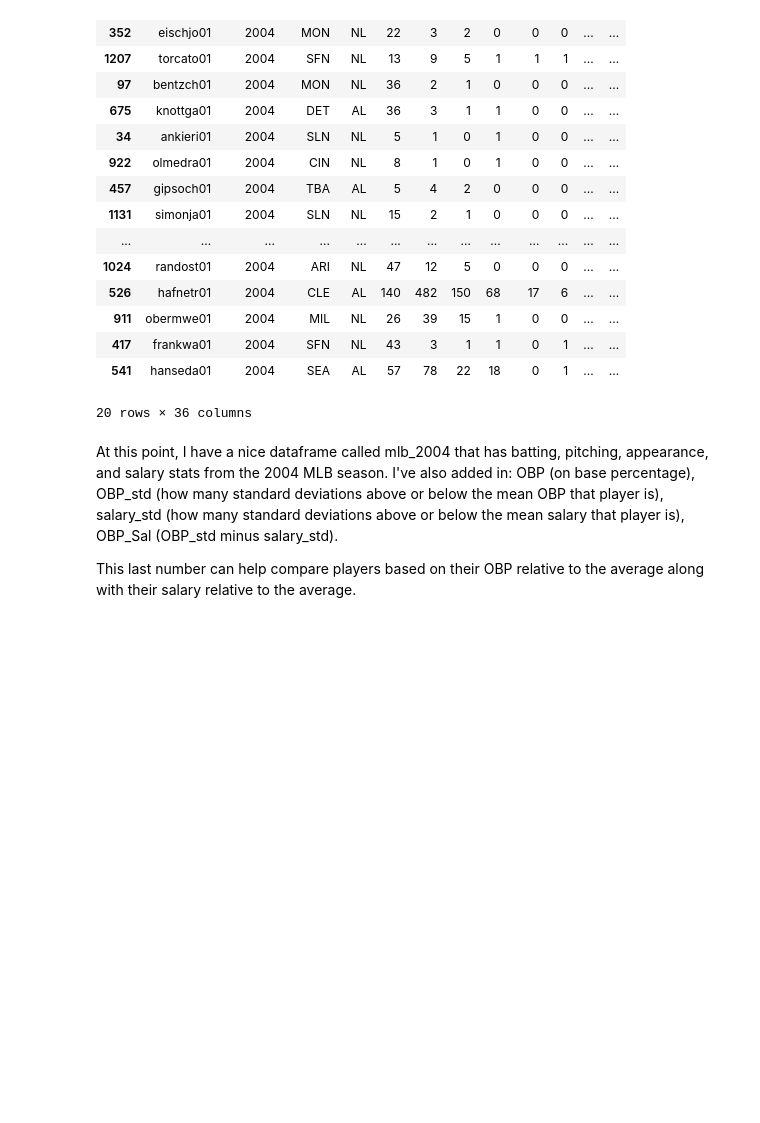
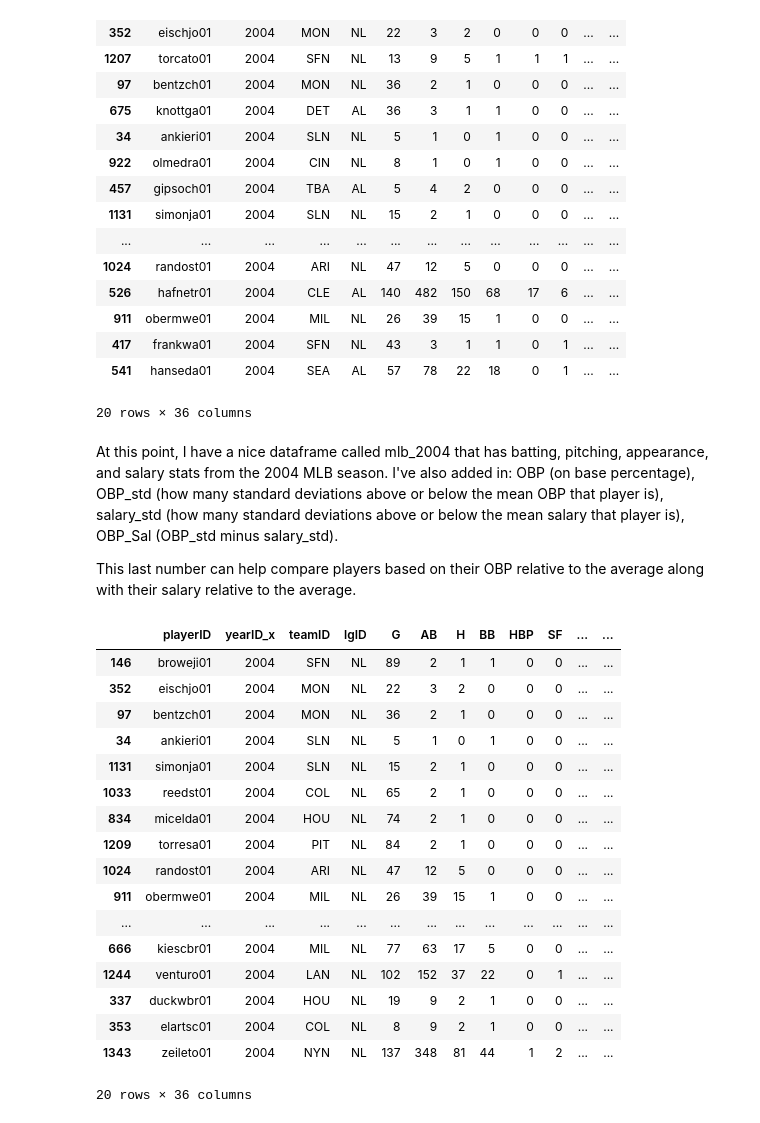
Before and after one commit to tiy-gvl-python-2015-09/moneyball, a Jupyter notebook: moneyball.ipynb, the cells around one changed output. Saved outputs shown, nothing was run; the diff lists cells and outputs as text; code cells hidden in the pictures; blank space fills up the shorter version.

Commit message:
Found my pitcher

```diff
--- a/moneyball.ipynb
+++ b/moneyball.ipynb
@@ -73,0 +91,21 @@ This last number can help compare players based on their OBP relative to the ave
+# %%
+mlb_2014_pitchers[mlb_2014_pitchers["lgID"] == "NL"].sort("OBP_Sal", ascending=False).head(20)
+# %% [output]
+|  | playerID | yearID_x | teamID | lgID | G | AB | H | BB | HBP | SF | ... | ... |
+| 146 | broweji01 | 2004 | SFN | NL | 89 | 2 | 1 | 1 | 0 | 0 | ... | ... |
+| 352 | eischjo01 | 2004 | MON | NL | 22 | 3 | 2 | 0 | 0 | 0 | ... | ... |
+| 97 | bentzch01 | 2004 | MON | NL | 36 | 2 | 1 | 0 | 0 | 0 | ... | ... |
+| 34 | ankieri01 | 2004 | SLN | NL | 5 | 1 | 0 | 1 | 0 | 0 | ... | ... |
+| 1131 | simonja01 | 2004 | SLN | NL | 15 | 2 | 1 | 0 | 0 | 0 | ... | ... |
+| 1033 | reedst01 | 2004 | COL | NL | 65 | 2 | 1 | 0 | 0 | 0 | ... | ... |
+| 834 | micelda01 | 2004 | HOU | NL | 74 | 2 | 1 | 0 | 0 | 0 | ... | ... |
+| 1209 | torresa01 | 2004 | PIT | NL | 84 | 2 | 1 | 0 | 0 | 0 | ... | ... |
+| 1024 | randost01 | 2004 | ARI | NL | 47 | 12 | 5 | 0 | 0 | 0 | ... | ... |
+| 911 | obermwe01 | 2004 | MIL | NL | 26 | 39 | 15 | 1 | 0 | 0 | ... | ... |
+| ... | ... | ... | ... | ... | ... | ... | ... | ... | ... | ... | ... | ... |
+| 666 | kiescbr01 | 2004 | MIL | NL | 77 | 63 | 17 | 5 | 0 | 0 | ... | ... |
+| 1244 | venturo01 | 2004 | LAN | NL | 102 | 152 | 37 | 22 | 0 | 1 | ... | ... |
+| 337 | duckwbr01 | 2004 | HOU | NL | 19 | 9 | 2 | 1 | 0 | 0 | ... | ... |
+| 353 | elartsc01 | 2004 | COL | NL | 8 | 9 | 2 | 1 | 0 | 0 | ... | ... |
+| 1343 | zeileto01 | 2004 | NYN | NL | 137 | 348 | 81 | 44 | 1 | 2 | ... | ... |
+20 rows × 36 columns
```
Also changed, not shown: parts of 5 cells of this notebook.
